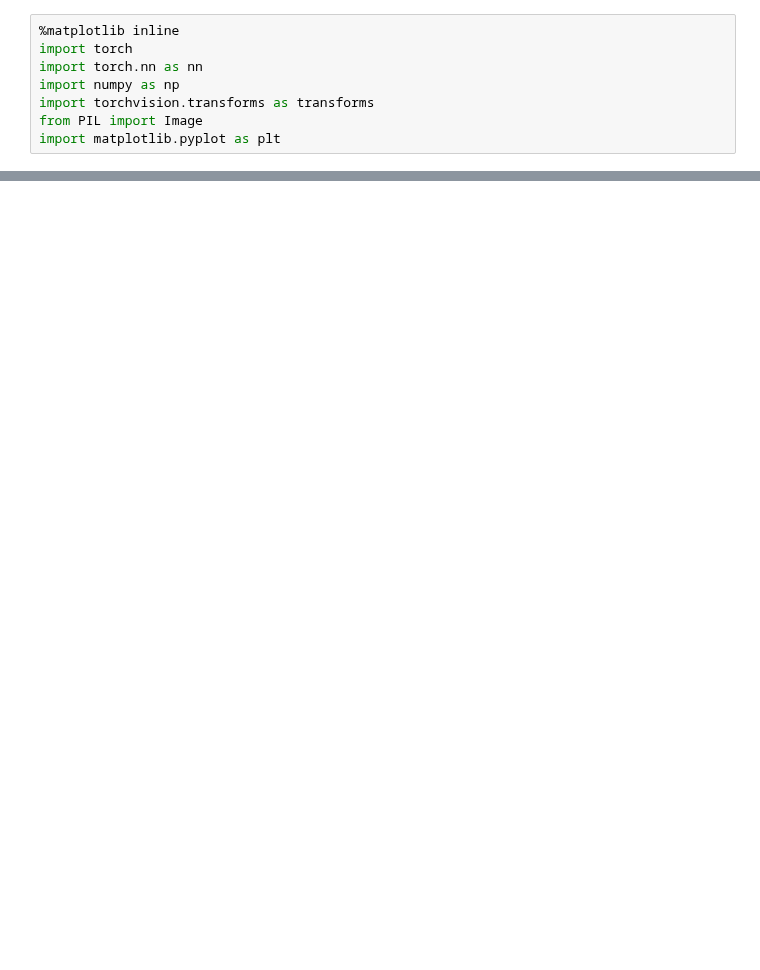
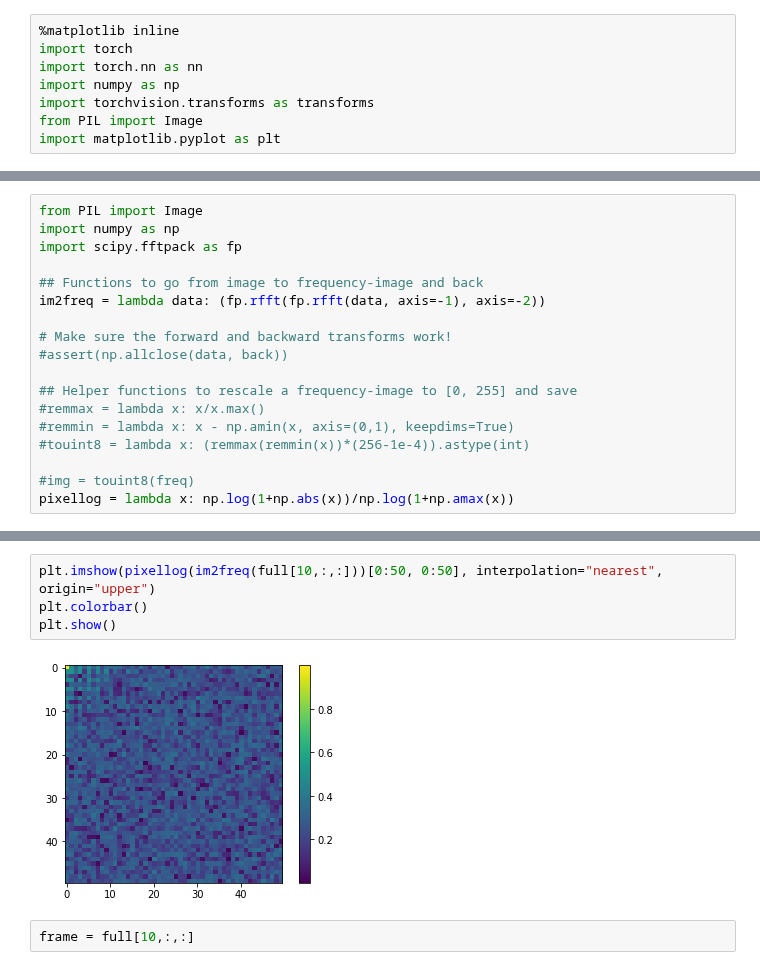
Before and after one commit to waahlstrand/frap, a Jupyter notebook: notebooks/Augmentation.ipynb, the cells around one changed output, grey strips where cells are left out. Drawn from its saved outputs; the diff is of its cells as text; blank space fills up the shorter version.

```diff
--- a/notebooks/Augmentation.ipynb
+++ b/notebooks/Augmentation.ipynb
@@ -125,0 +16,18 @@ IndexError: index 55967 is out of bounds for axis 0 with size 7040
+# %%
+from PIL import Image
+import numpy as np
+import scipy.fftpack as fp
+
+## Functions to go from image to frequency-image and back
+im2freq = lambda data: (fp.rfft(fp.rfft(data, axis=-1), axis=-2))
+
+# Make sure the forward and backward transforms work!
+#assert(np.allclose(data, back))
+
+## Helper functions to rescale a frequency-image to [0, 255] and save
+#remmax = lambda x: x/x.max()
+#remmin = lambda x: x - np.amin(x, axis=(0,1), keepdims=True)
+#touint8 = lambda x: (remmax(remmin(x))*(256-1e-4)).astype(int)
+
+#img = touint8(freq)
+pixellog = lambda x: np.log(1+np.abs(x))/np.log(1+np.amax(x))
@@ -125,0 +53,8 @@ IndexError: index 55967 is out of bounds for axis 0 with size 7040
+# %%
+plt.imshow(pixellog(im2freq(full[10,:,:]))[0:50, 0:50], interpolation="nearest", origin="upper")
+plt.colorbar()
+plt.show()
+# %% [output]
+[figure, added]
+# %%
+frame = full[10,:,:]
```
Also changed, not shown: parts of 34 cells of this notebook, 41 other files.
